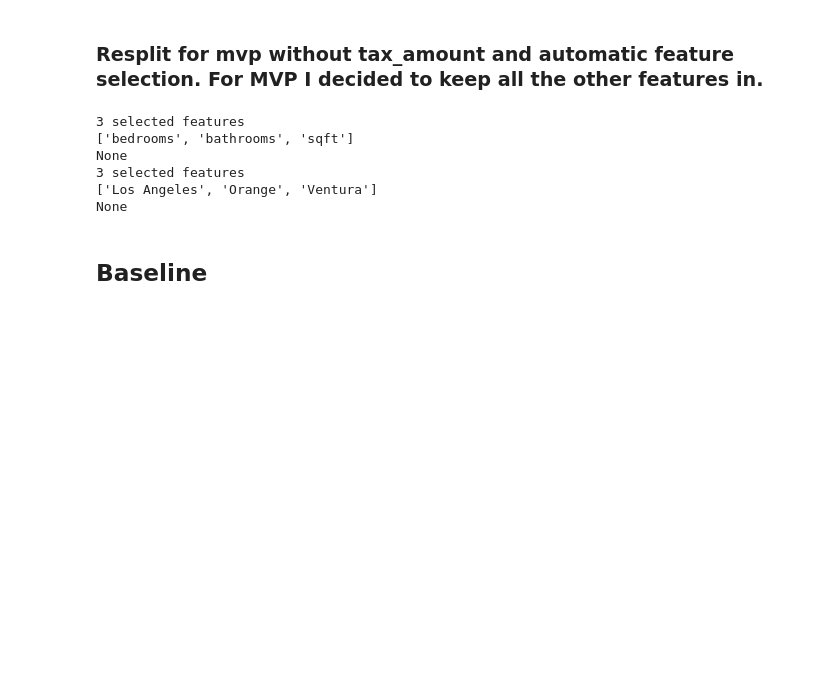
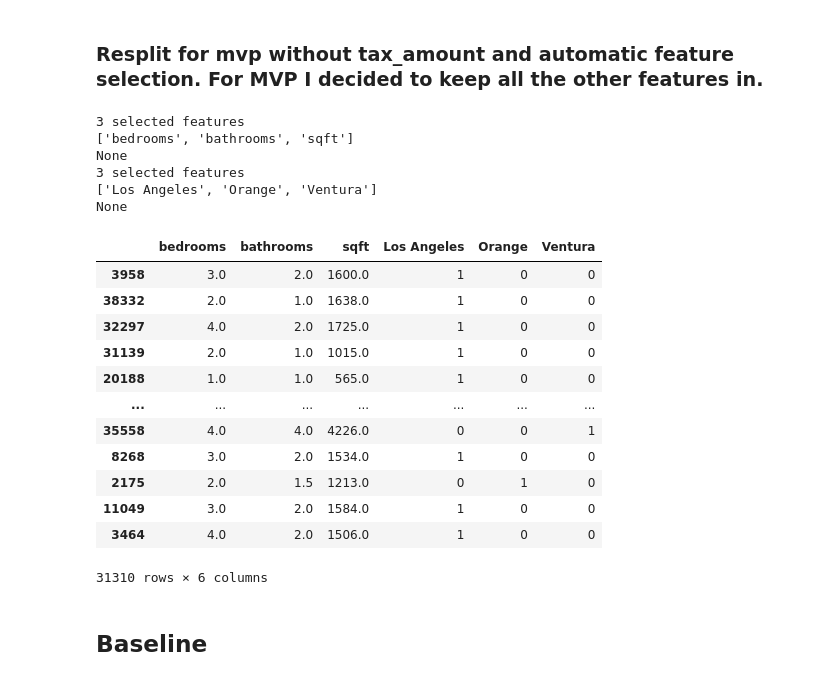
Before and after one commit to Alfred-W-S-Pirovits-Jr/regression-project, a Jupyter notebook: final_project.ipynb, the cells around one changed output. Cells and saved outputs as stored; diff of their text form; code cells hidden in the pictures; blank space fills up the shorter version.

```diff
--- a/final_project.ipynb
+++ b/final_project.ipynb
@@ -108,6 +108,22 @@ None
 3 selected features
 ['Los Angeles', 'Orange', 'Ventura']
 None
+# %%
+X_train_mvp
+# %% [output]
+|  | bedrooms | bathrooms | sqft | Los Angeles | Orange | Ventura |
+| 3958 | 3.0 | 2.0 | 1600.0 | 1 | 0 | 0 |
+| 38332 | 2.0 | 1.0 | 1638.0 | 1 | 0 | 0 |
+| 32297 | 4.0 | 2.0 | 1725.0 | 1 | 0 | 0 |
+| 31139 | 2.0 | 1.0 | 1015.0 | 1 | 0 | 0 |
+| 20188 | 1.0 | 1.0 | 565.0 | 1 | 0 | 0 |
+| ... | ... | ... | ... | ... | ... | ... |
+| 35558 | 4.0 | 4.0 | 4226.0 | 0 | 0 | 1 |
+| 8268 | 3.0 | 2.0 | 1534.0 | 1 | 0 | 0 |
+| 2175 | 2.0 | 1.5 | 1213.0 | 0 | 1 | 0 |
+| 11049 | 3.0 | 2.0 | 1584.0 | 1 | 0 | 0 |
+| 3464 | 4.0 | 2.0 | 1506.0 | 1 | 0 | 0 |
+31310 rows × 6 columns
 # %% [markdown]
 ## Baseline
 # %%
```
